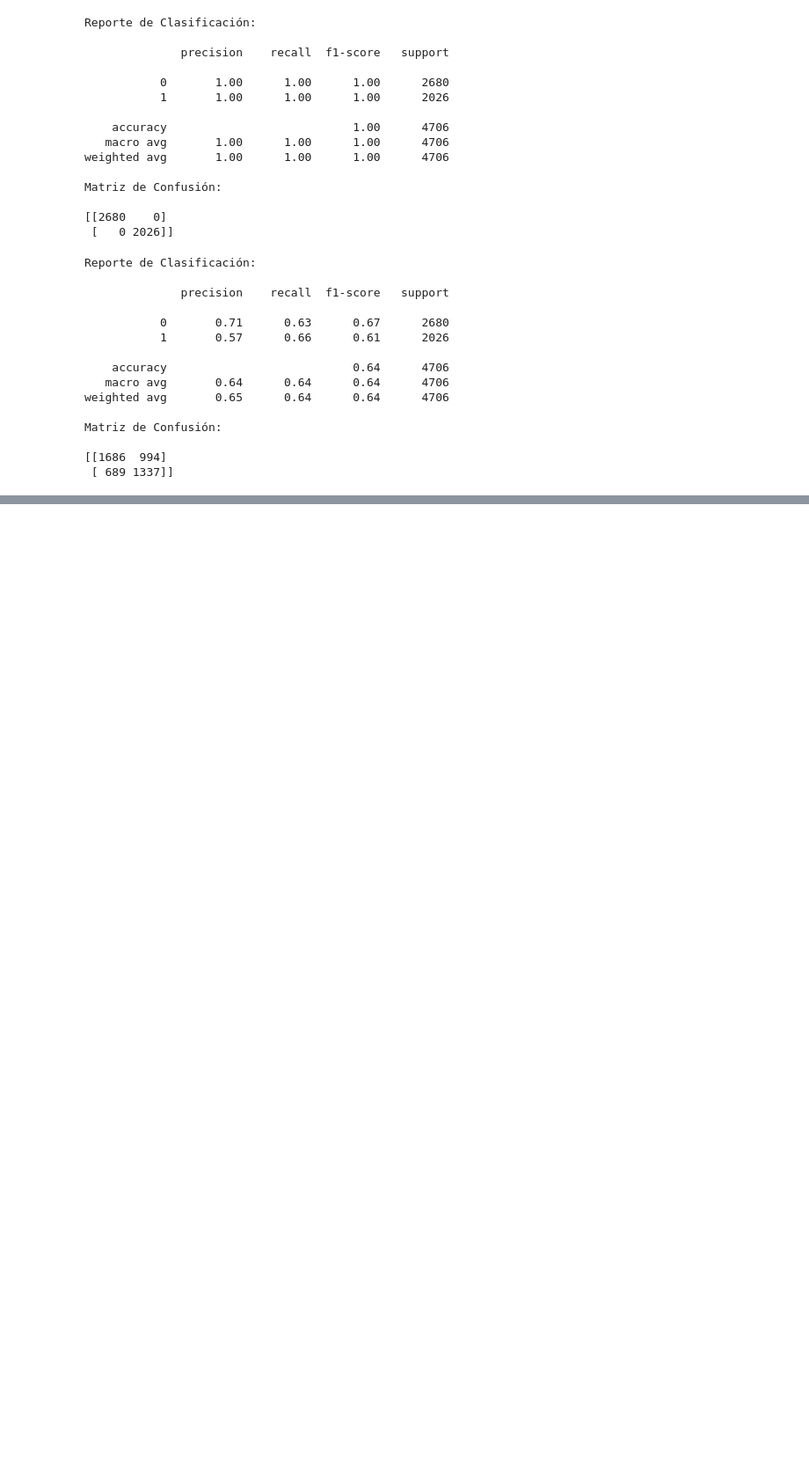
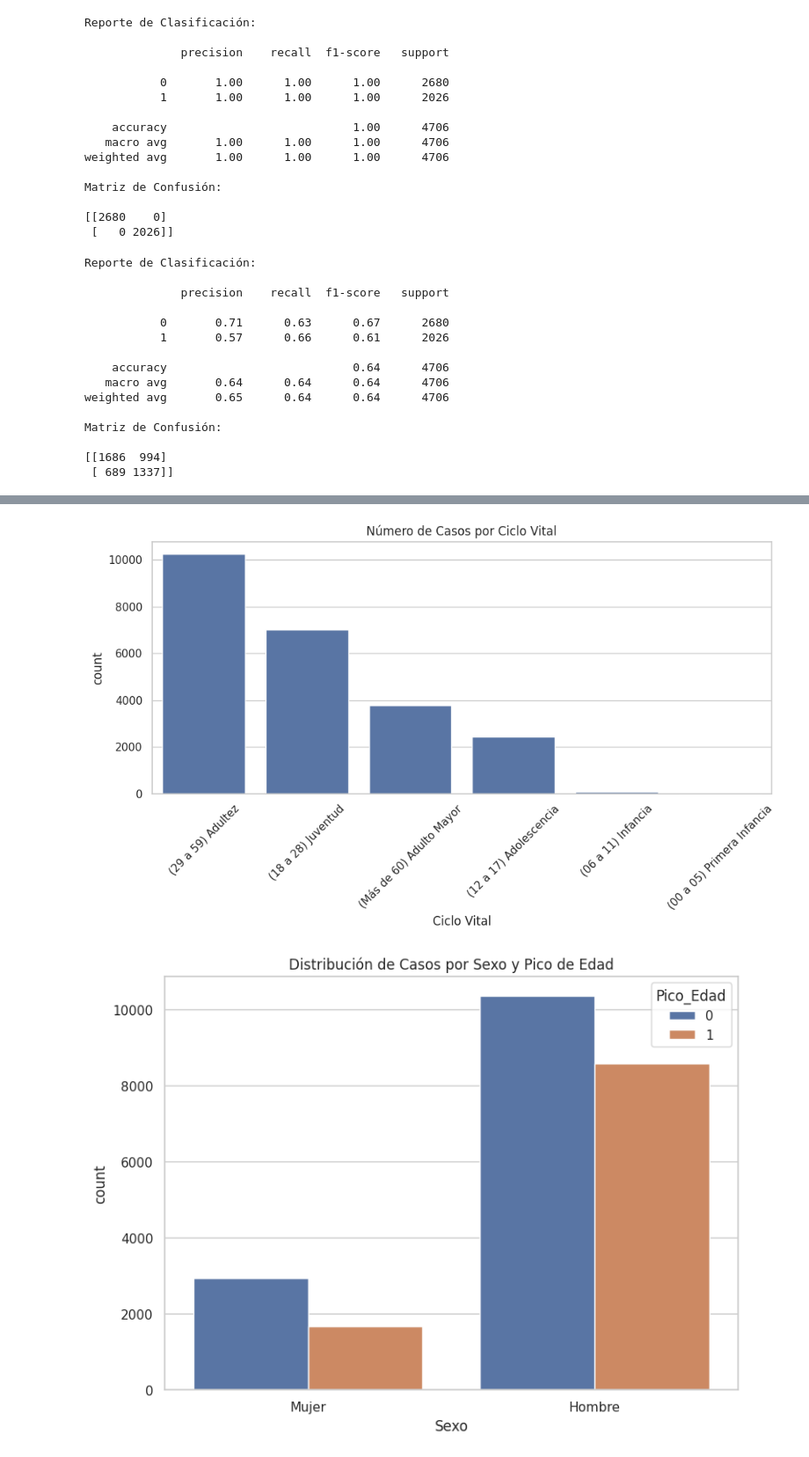
Before and after one commit to stefannyc28/suicidio, a Jupyter notebook: Notebook/Sesion 1.ipynb, the cells around one changed output, grey strips where cells are left out. Shown at 88% size. Cells and saved outputs as stored; diff of their text form; code cells hidden in the pictures; blank space fills up the shorter version.

```diff
--- a/Notebook/Sesion 1.ipynb
+++ b/Notebook/Sesion 1.ipynb
@@ -408,0 +428,44 @@ Matriz de Confusión:
+# %%
+import pandas as pd
+import matplotlib.pyplot as plt
+import seaborn as sns
+df = pd.read_csv('/workspaces/suicidio/Datos/Presuntos_Suicidios._Colombia.csv', sep=';')
+grupo_con_mas_casos = df["Ciclo Vital"].value_counts().idxmax()
+df["Pico_Edad"] = df["Ciclo Vital"].apply(lambda x: 1 if x == grupo_con_mas_casos else 0)
+sns.set(style="whitegrid")
+
+plt.figure(figsize=(10, 6))
+sns.countplot(data=df, x="Ciclo Vital", order=df["Ciclo Vital"].value_counts().index)
+plt.title("Número de Casos por Ciclo Vital")
+plt.xticks(rotation=45)
+plt.tight_layout()
+plt.show()
+
+plt.figure(figsize=(8, 6))
+sns.countplot(data=df, x="Sexo", hue="Pico_Edad")
+plt.title("Distribución de Casos por Sexo y Pico de Edad")
+plt.tight_layout()
+plt.show()
+
+plt.figure(figsize=(10, 6))
+sns.countplot(data=df, x="Zona", hue="Pico_Edad", order=df["Zona"].value_counts().index)
+plt.title("Distribución por Zona y Pico de Edad")
+plt.xticks(rotation=45)
+plt.tight_layout()
+plt.show()
+
+plt.figure(figsize=(12, 6))
+sns.countplot(data=df, y="Escolaridad", hue="Pico_Edad", order=df["Escolaridad"].value_counts().index)
+plt.title("Escolaridad y Asociación con Pico de Edad")
+plt.tight_layout()
+plt.show()
+
+plt.figure(figsize=(10, 6))
+sns.countplot(data=df, x="Estado Civil", hue="Pico_Edad", order=df["Estado Civil"].value_counts().index)
+plt.title("Estado Civil y Asociación con Pico de Edad")
+plt.xticks(rotation=45)
+plt.tight_layout()
+plt.show()
+# %% [output]
+[figure, added]
+[figure, added]
```
Also changed, not shown: parts of 5 cells of this notebook.
